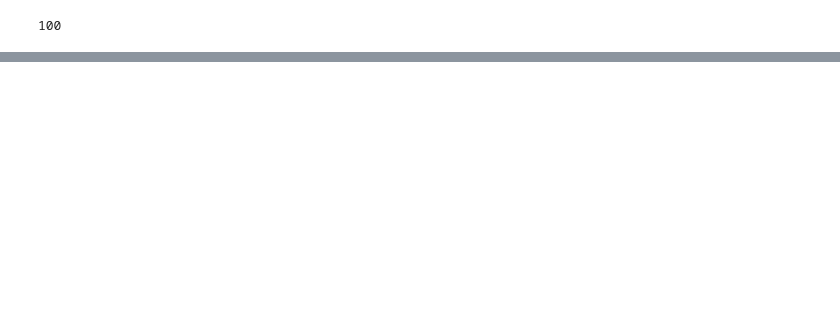
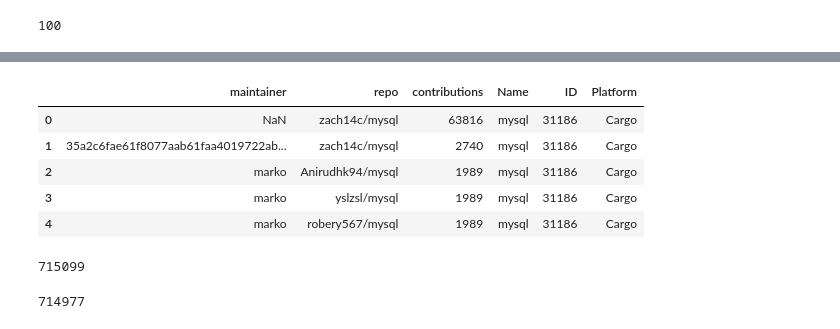
Before and after one commit to oscoin/osrank, a Jupyter notebook: osrank-analysis.ipynb, the cells around one changed output, grey strips where cells are left out. Cells and saved outputs as stored; diff of their text form; code cells hidden in the pictures; blank space fills up the shorter version.

Commit message:
add contributions

```diff
--- a/osrank-analysis.ipynb
+++ b/osrank-analysis.ipynb
@@ -63,3 +56,9 @@ df_deps_downloads.head()
 # %%
 #Write to osrank analysis csv
 df_deps_downloads.to_csv('data/cargo-osrank-analysis.csv', index= False)
+# %%
+import numpy as np
+import pandas as pd
+
+df_contrib = pd.read_csv('data/gh-contributions.csv', delimiter=',');
+df_contrib.head()
@@ -65,0 +72,3 @@ df_deps_downloads.to_csv('data/cargo-osrank-analysis.csv', index= False)
+# %%
+df_deps_meta = pd.read_csv('data/cargo-dependencies-meta.csv', delimiter=',');
+df_deps_meta.head()
@@ -65,0 +82,15 @@ df_deps_downloads.to_csv('data/cargo-osrank-analysis.csv', index= False)
+# %%
+# Merge Metadata and GH Contributions data
+df_contrib = pd.merge(df_contrib, df_deps_meta, on='Name')
+df_contrib.head()
+# %% [output]
+|  | maintainer | repo | contributions | Name | ID | Platform |
+| 0 | NaN | zach14c/mysql | 63816 | mysql | 31186 | Cargo |
+| 1 | 35a2c6fae61f8077aab61faa4019722ab... | zach14c/mysql | 2740 | mysql | 31186 | Cargo |
+| 2 | marko | Anirudhk94/mysql | 1989 | mysql | 31186 | Cargo |
+| 3 | marko | yslzsl/mysql | 1989 | mysql | 31186 | Cargo |
+| 4 | marko | robery567/mysql | 1989 | mysql | 31186 | Cargo |
+# %%
+len(df_contrib)
+# %% [output]
+715099
@@ -65,0 +102,4 @@ df_deps_downloads.to_csv('data/cargo-osrank-analysis.csv', index= False)
+# %%
+len(df_contrib)
+# %% [output]
+714977
```
Also changed, not shown: parts of 12 cells of this notebook.
